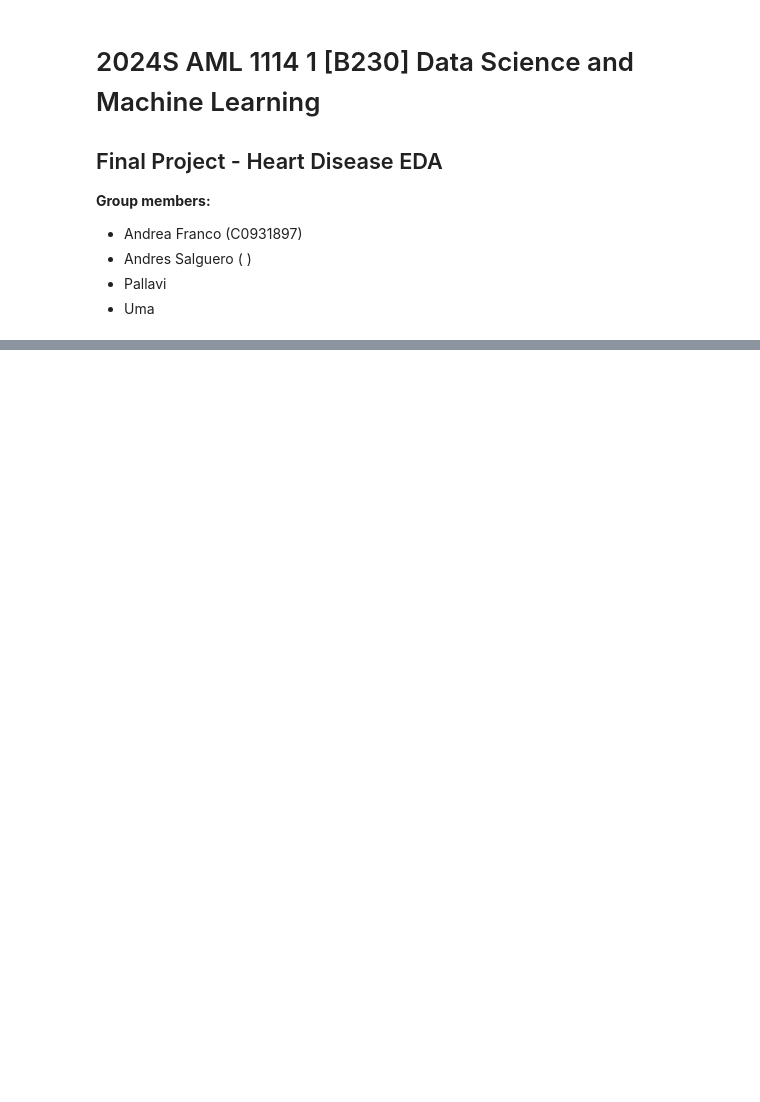
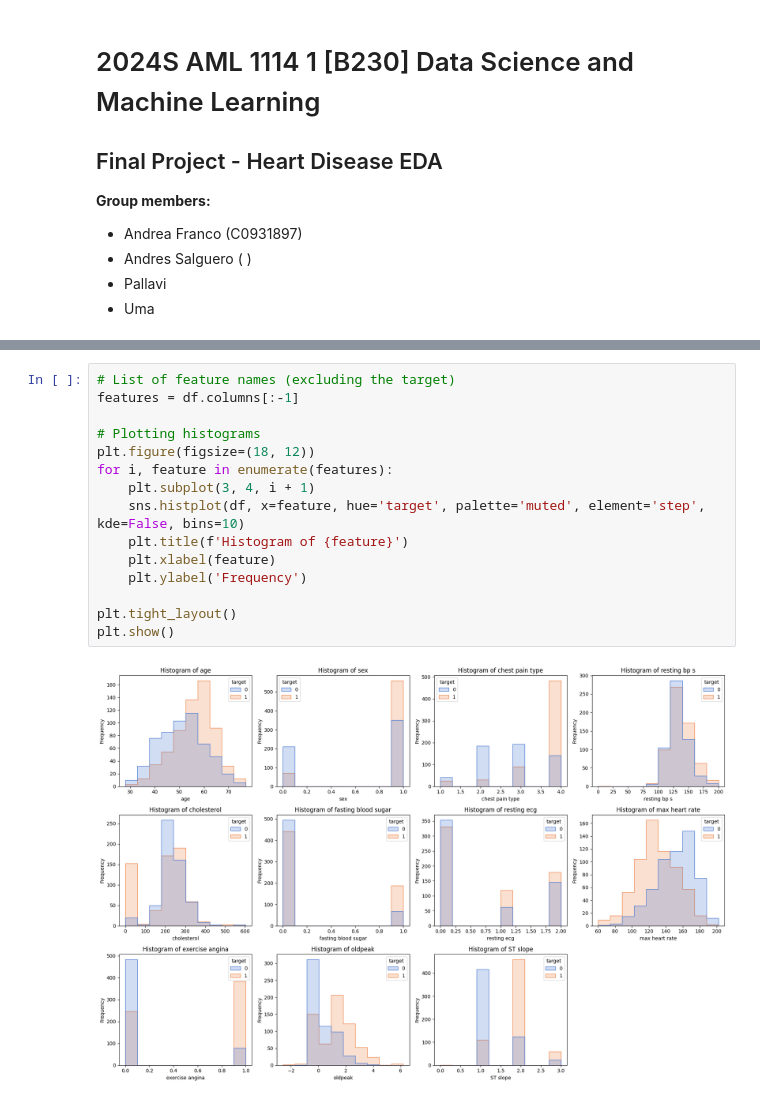
Before and after one commit to andrejet55/data-science, a Jupyter notebook: final_project.ipynb, the cells around one changed output, grey strips where cells are left out. Saved outputs shown, nothing was run; the diff lists cells and outputs as text; blank space fills up the shorter version.

```diff
--- a/final_project.ipynb
+++ b/final_project.ipynb
@@ -23,0 +261,17 @@ df.head()
+# %%
+# List of feature names (excluding the target)
+features = df.columns[:-1]
+
+# Plotting histograms
+plt.figure(figsize=(18, 12))
+for i, feature in enumerate(features):
+    plt.subplot(3, 4, i + 1)
+    sns.histplot(df, x=feature, hue='target', palette='muted', element='step', kde=False, bins=10)
+    plt.title(f'Histogram of {feature}')
+    plt.xlabel(feature)
+    plt.ylabel('Frequency')
+
+plt.tight_layout()
+plt.show()
+# %% [output]
+[figure, added]
```
Also changed, not shown: parts of 52 cells of this notebook.
